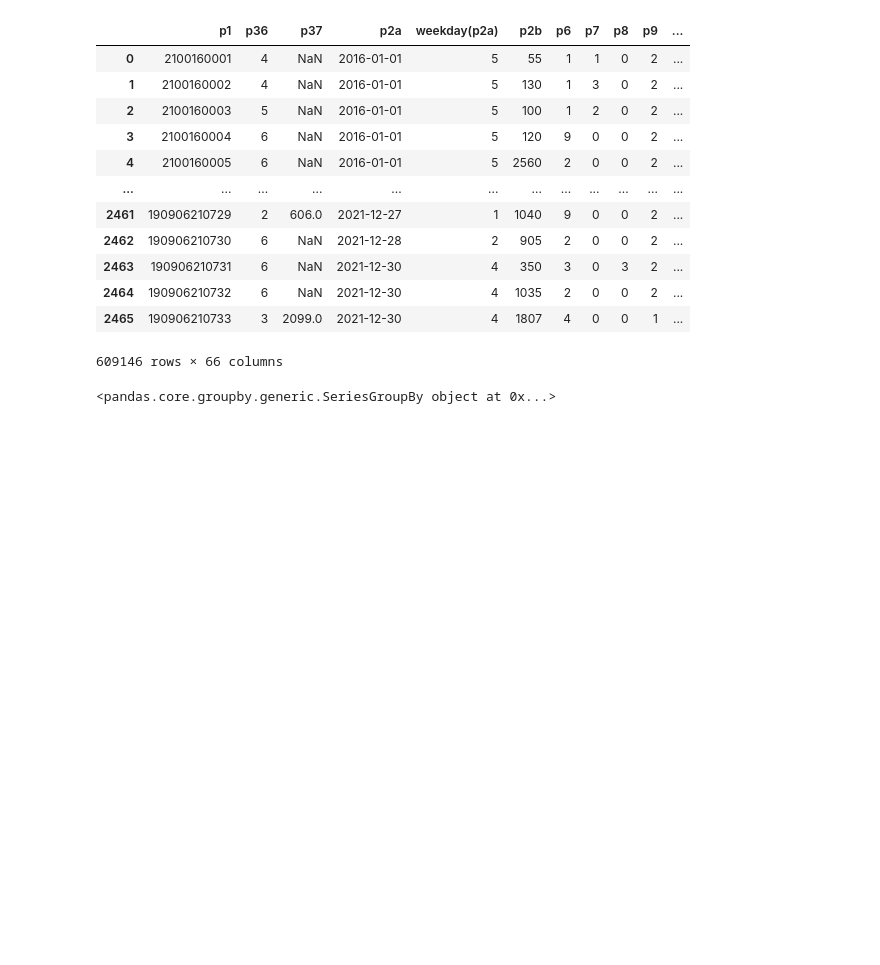
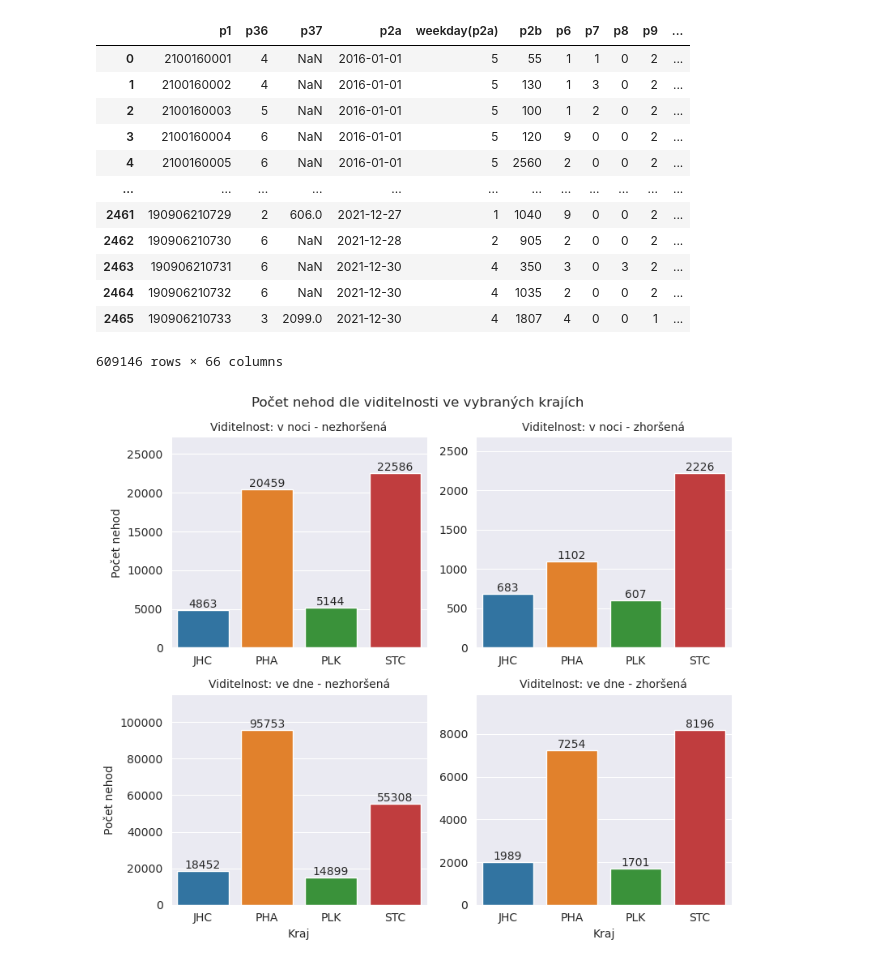
Before and after one commit to tomasmatus/izv-2022, a Jupyter notebook: part2/analysis.ipynb, the cells around one changed output. Cells and saved outputs as stored; diff of their text form; code cells hidden in the pictures; blank space fills up the shorter version.

```diff
--- a/part2/analysis.ipynb
+++ b/part2/analysis.ipynb
@@ -95,23 +95,3 @@ new_size=326.698752 MB
 | 2464 | 190906210732 | 6 | NaN | 2021-12-30 | 4 | 1035 | 2 | 0 | 0 | 2 | ... |
 | 2465 | 190906210733 | 3 | 2099.0 | 2021-12-30 | 4 | 1807 | 4 | 0 | 0 | 1 | ... |
 609146 rows × 66 columns
-# %%
-# Ukol 3: počty nehod v jednotlivých regionech podle viditelnosti
-def plot_visibility(df: pd.DataFrame, fig_location: str = None,
-                    show_figure: bool = False):
-
-   def helper_col(row):
-        if row["p19"] == 1:
-           return "day-ok"
-        elif row["p19"] == 2 or row["p19"] == 3:
-            return "day-bad"
-        elif row["p19"] == 4 or row["p19"] == 5:
-            return "night-ok"
-        else:
-            return "night-bad"
-
-   df2 = df.copy()
-   df2 = df2.loc[df["region"].isin(["PHA", "JHM", "ZLK", "OLM"])]
-   df2["visibility"] = df2.apply(lambda row: helper_col(row), axis=1)
-   group = df2.groupby("visibility")
-   print(df2)
@@ -118,4 +148,4 @@ def plot_visibility(df: pd.DataFrame, fig_location: str = None,
 # %%
-plot_visibility(df2, "01_visibility.png")
+plot_visibility(df2, "01_visibility.png", False)
 # %% [output]
-<pandas.core.groupby.generic.SeriesGroupBy object at 0x...>
+[figure, added]
```
Also changed, not shown: parts of 4 cells of this notebook, 1 other file.
